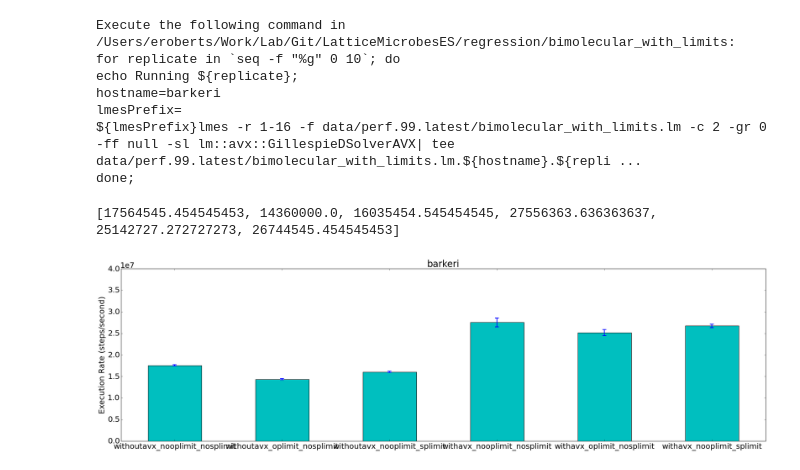
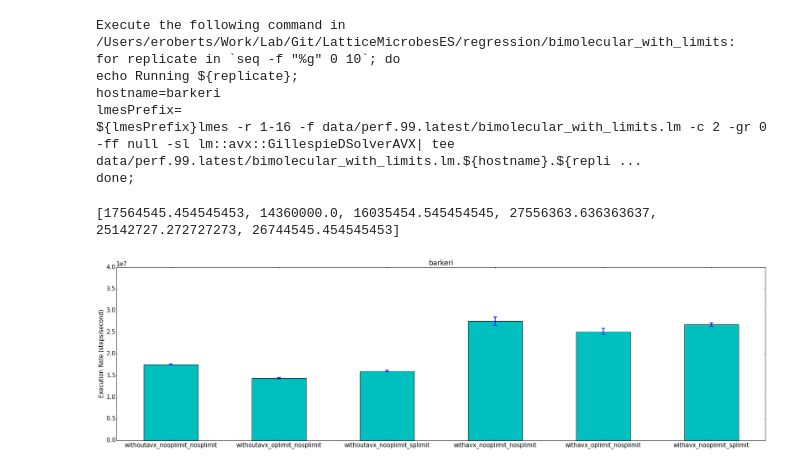
Before and after one commit to telamonian/lmes, a Jupyter notebook: regression/bimolecular_with_limits/analysis.ipynb, the cells around one changed output. Cells and saved outputs as stored; diff of their text form; code cells hidden in the pictures.

```diff
--- a/regression/bimolecular_with_limits/analysis.ipynb
+++ b/regression/bimolecular_with_limits/analysis.ipynb
@@ -522,30 +522,30 @@ for dirname in os.listdir(datadir):
                             break
 # %%
 # Plot the timing data.
-matplotlib.rcParams.update({'font.size': 20, "figure.figsize": (30,8)})
+matplotlib.rcParams.update({'font.size': 15, "figure.figsize": (30,8)})
 hosts = timingData.keys()
 hosts.sort()
 testNumbers = testNumberMap.keys()
 testNumbers.sort()
 for i,host in enumerate(hosts):
     times=[]
     timesErr=[]
     testNames=[]
     for testNumber in testNumbers:
         testName = testNumberMap[testNumber]
         if testName in timingData[host]:
             times.append(mean(timingData[host][testName]))
             timesErr.append(std(timingData[host][testName]))
             testNames.append(testName)
     plt.subplot(len(hosts),1,i+1)
 
     plt.bar(arange(0,len(testNames))+0.25,times,width=0.5,yerr=timesErr, color='c', error_kw={"elinewidth":2,"capsize":5,"capthick":2})
     plt.ylabel('Execution Rate (steps/second)')
     plt.xticks(arange(0,len(testNames))+0.5, testNames)
     plt.ylim([0,4e7])
     plt.title(host)
     print times
 pass
 # %% [output]
 [17564545.454545453, 14360000.0, 16035454.545454545, 27556363.636363637, 25142727.272727273, 26744545.454545453]
-[figure, old version]
+[figure, new version]
```
Also changed, not shown: 9 other files.
